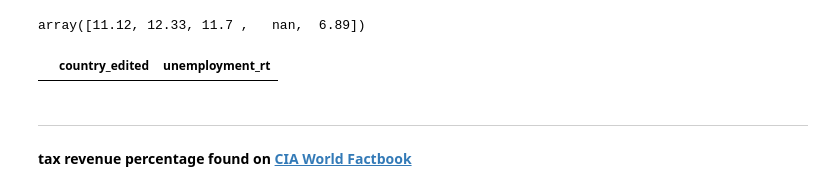
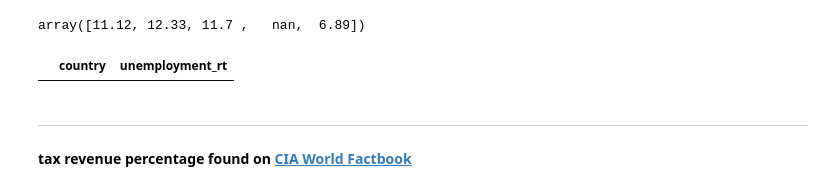
Before and after one commit to nataliebrown22/3250-final-project, a Jupyter notebook: code/notebooks/05_BAIS3250_project_imputingCleanedData.ipynb, the cells around one changed output. Cells and saved outputs as stored; diff of their text form; code cells hidden in the pictures.

```diff
--- a/code/notebooks/05_BAIS3250_project_imputingCleanedData.ipynb
+++ b/code/notebooks/05_BAIS3250_project_imputingCleanedData.ipynb
@@ -142,7 +154,7 @@ find_nulls(country_df,'long')
 - 6.608357
 # %%
 # impute
-country_df.loc[country_df['country_edited'] == 'Sao Tome and Principe', 'long'] = 6.608357
+country_df.loc[country_df['country'] == 'Sao Tome and Principe', 'long'] = 6.608357
 
 # review
 find_nulls(country_df,'long')
@@ -174,7 +186,7 @@ impute_mortality_rts={
 
 # impute
 for country,rt in impute_mortality_rts.items():
-    country_df.loc[country_df['country_edited']==country,'infant_mortality_rt']=rt
+    country_df.loc[country_df['country']==country,'infant_mortality_rt']=rt
 
 # review
 find_nulls(country_df,'infant_mortality_rt')
@@ -201,12 +213,12 @@ array([32.49, 11.78, 24.28,  7.2 , 40.73])
 impute_birth_rts={
     'Eswatini':22.3,
     'Nauru':20.2,
-    'Tuvalu':22
+    'Tuvalu':22,
 }
 
 # impute
 for country,rt in impute_birth_rts.items():
-    country_df.loc[country_df['country_edited']==country,'birth_rt']=rt
+    country_df.loc[country_df['country']==country,'birth_rt']=rt
 
 # review
 find_nulls(country_df,'birth_rt')
@@ -240,7 +252,7 @@ impute_fertility_rts={
 
 # impute
 for country,rt in impute_fertility_rts.items():
-    country_df.loc[country_df['country_edited']==country,'fertility_rt']=rt
+    country_df.loc[country_df['country']==country,'fertility_rt']=rt
 
 # review
 find_nulls(country_df,'fertility_rt')
@@ -277,31 +290,32 @@ array([11.12, 12.33, 11.7 ,   nan,  6.89])
 # %%
 # dictionary
 impute_ue_rts={
     'Andorra': 3.7,
     'Antigua and Barbuda': 11,
     'Dominica': 11,
     'Eswatini': 37.64,
     'Grenada': 24,
     'Kiribati': 8.6,
     'Liechtenstein': 2.4,
     'Marshall Islands': 9.8,
     'Micronesia': 8.9,
     'Monaco': 6.3,
     'Nauru': 5.1,
     'Palau': 1.7,
     'San Marino': 8.1,
     'Seychelles': 3,
-    'Tuvalu': 11
+    'Tuvalu': 11,
+    'Saint Kitts and Nevis':5.09
 }
 
 # impute
 for country,rt in impute_ue_rts.items():
-    country_df.loc[country_df['country_edited']==country,'unemployment_rt']=rt
+    country_df.loc[country_df['country']==country,'unemployment_rt']=rt
 
 # review
 find_nulls(country_df,'unemployment_rt')
 # %% [output]
-|  | country_edited | unemployment_rt |
+|  | country | unemployment_rt |
 # %% [markdown]
 ---
 **tax revenue percentage found on [CIA World Factbook](https://www.cia.gov/the-world-factbook/field/taxes-and-other-revenues/)**
```
Also changed, not shown: parts of 56 cells of this notebook, 16 other files.
